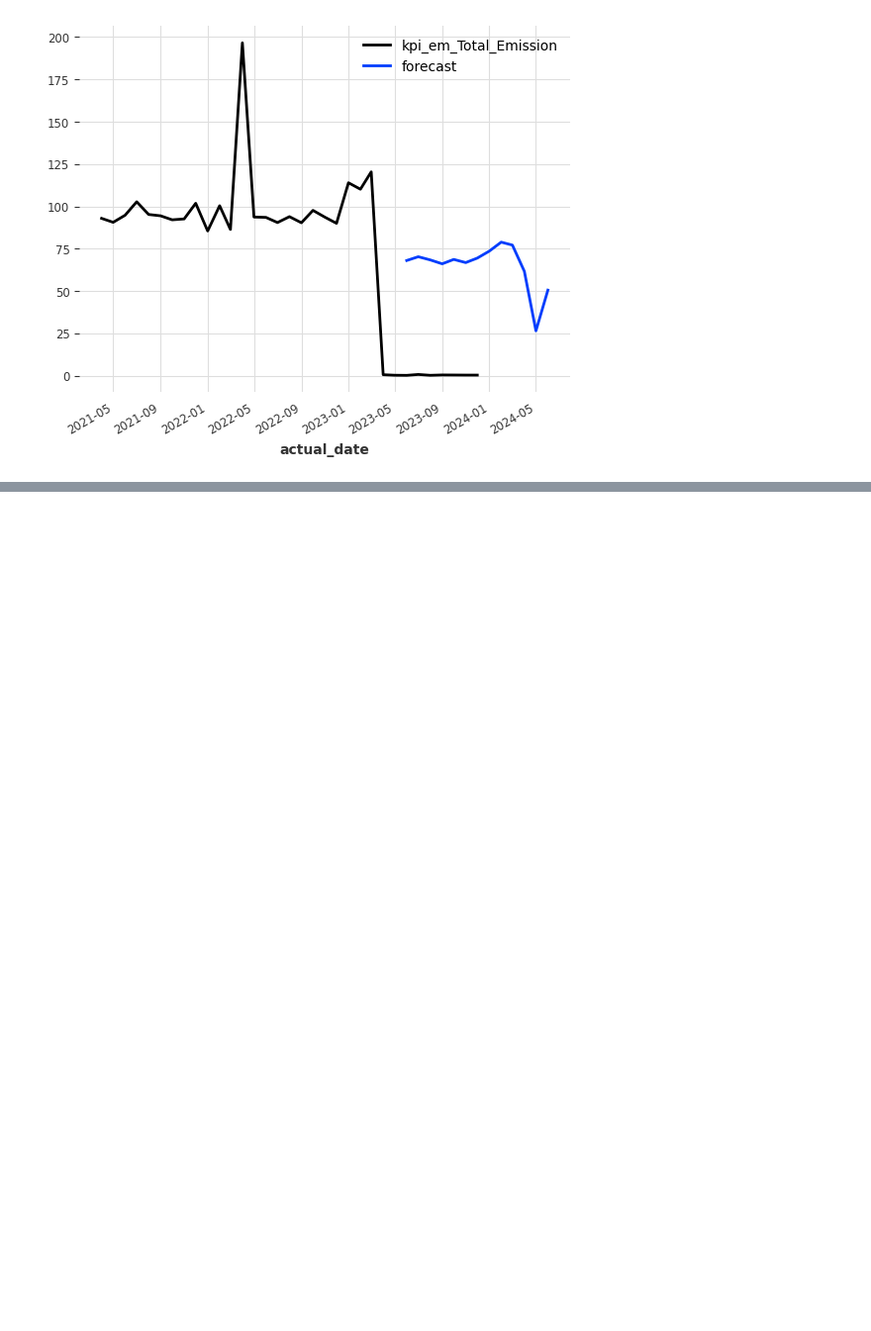
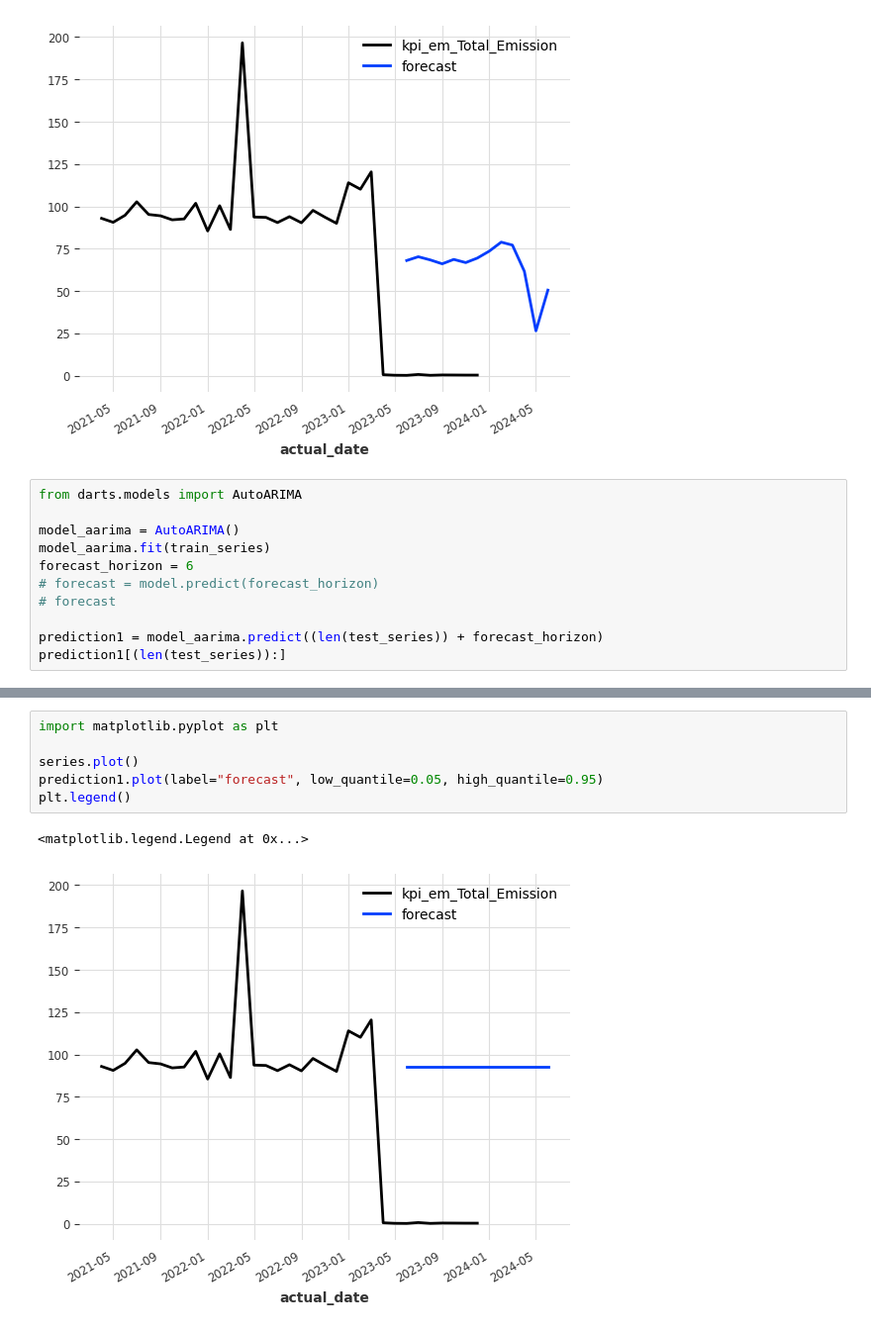
Before and after one commit to likeshd/time_series_models_libraries, a Jupyter notebook: dart.ipynb, the cells around one changed output, grey strips where cells are left out. Shown at 99% size. Cells and saved outputs as stored; diff of their text form; blank space fills up the shorter version.

```diff
--- a/dart.ipynb
+++ b/dart.ipynb
@@ -194,3 +194,14 @@ plt.legend()
 # %% [output]
 <matplotlib.legend.Legend at 0x...>
 [figure]
+# %%
+from darts.models import AutoARIMA
+
+model_aarima = AutoARIMA()
+model_aarima.fit(train_series)
+forecast_horizon = 6
+# forecast = model.predict(forecast_horizon)
+# forecast
+
+prediction1 = model_aarima.predict((len(test_series)) + forecast_horizon)
+prediction1[(len(test_series)):]
@@ -196,0 +228,9 @@ plt.legend()
+# %%
+import matplotlib.pyplot as plt
+
+series.plot()
+prediction1.plot(label="forecast", low_quantile=0.05, high_quantile=0.95)
+plt.legend()
+# %% [output]
+<matplotlib.legend.Legend at 0x...>
+[figure, added]
```
Also changed, not shown: parts of 2 cells of this notebook.
